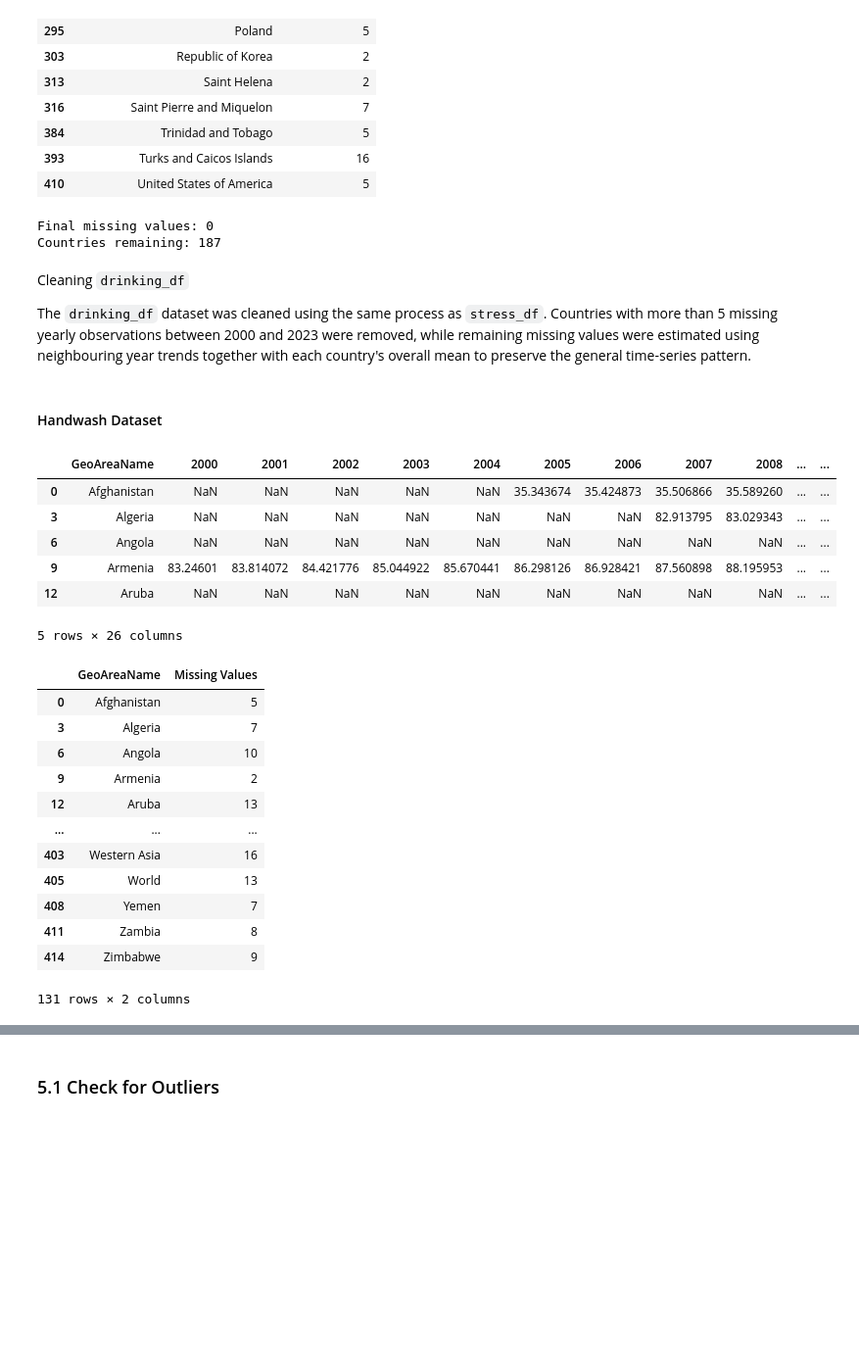
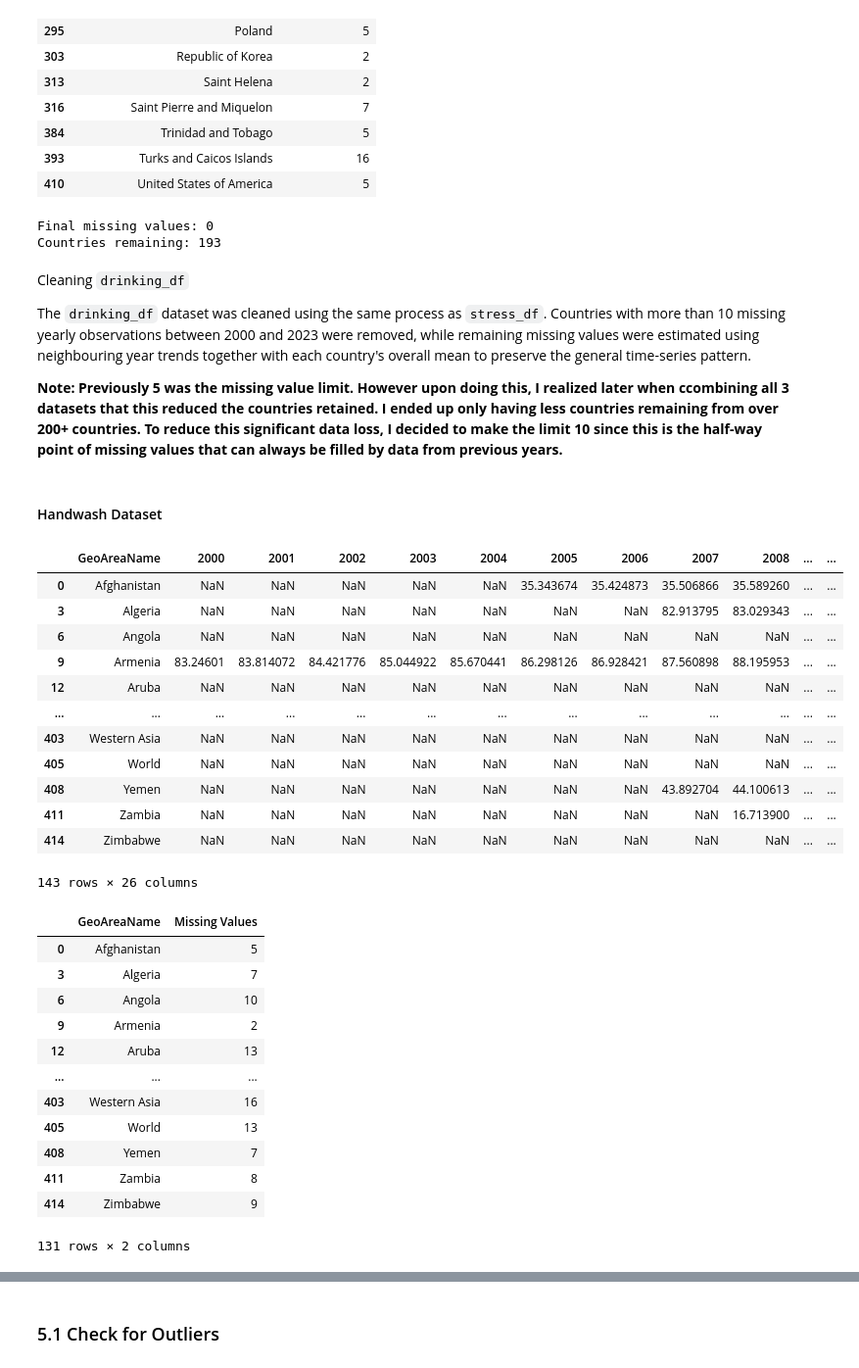
Before and after one commit to frogosorap/SDGReadinessIndex, a Jupyter notebook: Raw_Data/SDG_6_Clean_Water_and_Sanitation/Cleaning_SDG_6.ipynb, the cells around one changed output, grey strips where cells are left out. Shown at 98% size. Drawn from its saved outputs; the diff is of its cells as text; code cells hidden in the pictures; blank space fills up the shorter version.

```diff
--- a/Raw_Data/SDG_6_Clean_Water_and_Sanitation/Cleaning_SDG_6.ipynb
+++ b/Raw_Data/SDG_6_Clean_Water_and_Sanitation/Cleaning_SDG_6.ipynb
@@ -256,9 +256,9 @@ display(missing_values_df)
 | 188 | Thailand | 7 |
 | 189 | Timor-Leste | 4 |
 # %%
-# Remove countries with more than 5 missing values
+# Remove countries with more than 10 missing values
 stress_df = stress_df[
-    stress_df.isnull().sum(axis=1) <= 5
+    stress_df.isnull().sum(axis=1) <= 10
 ].copy()
 
 # Set country name as index temporarily
@@ -385,9 +387,9 @@ display(missing_values_df)
 | 393 | Turks and Caicos Islands | 16 |
 | 410 | United States of America | 5 |
 # %%
-# Remove countries with more than 5 missing values
+# Remove countries with more than 10 missing values
 drinking_df = drinking_df[
-    drinking_df.isnull().sum(axis=1) <= 5
+    drinking_df.isnull().sum(axis=1) <= 10
 ].copy()
 
 # Set country name as index temporarily
@@ -446,11 +448,13 @@ print("Final missing values:", total_remaining_missing)
 print("Countries remaining:", drinking_df['GeoAreaName'].nunique())
 # %% [output]
 Final missing values: 0
-Countries remaining: 187
+Countries remaining: 193
 # %% [markdown]
 Cleaning `drinking_df`
 
-The `drinking_df` dataset was cleaned using the same process as `stress_df`. Countries with more than 5 missing yearly observations between 2000 and 2023 were removed, while remaining missing values were estimated using neighbouring year trends together with each country's overall mean to preserve the general time-series pattern.
+The `drinking_df` dataset was cleaned using the same process as `stress_df`. Countries with more than 10 missing yearly observations between 2000 and 2023 were removed, while remaining missing values were estimated using neighbouring year trends together with each country's overall mean to preserve the general time-series pattern.
+
+**Note: Previously 5 was the missing value limit. However upon doing this, I realized later when ccombining all 3 datasets that this reduced the countries retained. I ended up only having less countries remaining from over 200+ countries. To reduce this significant data loss, I decided to make the limit 10 since this is the half-way point of missing values that can always be filled by data from previous years.**
 # %% [markdown]
 #### Handwash Dataset
 # %%
@@ -463,35 +467,41 @@ handwash_df = handwash_df[
 ].copy()
 
 # Keep only country name and year columns
 years_2000_2024 = [str(year) for year in range(2000, 2025)]
 handwash_df = handwash_df[['GeoAreaName'] + years_2000_2024]
 handwash_df[years_2000_2024] = handwash_df[years_2000_2024].apply(
     pd.to_numeric,
     errors='coerce'
 )
-display(handwash_df.head())
+display(handwash_df)
 
 # Check missing values per country
 missing_per_country = handwash_df.isnull().sum(axis=1)
 
 # Keep only countries with missing values
 missing_per_country = missing_per_country[missing_per_country > 0]
 
 # Create dataframe for display
 missing_values_df = pd.DataFrame({
     'GeoAreaName': handwash_df.loc[missing_per_country.index, 'GeoAreaName'],
     'Missing Values': missing_per_country.values
 })
 
 display(missing_values_df)
 # %% [output]
 |  | GeoAreaName | 2000 | 2001 | 2002 | 2003 | 2004 | 2005 | 2006 | 2007 | 2008 | ... | ... |
 | 0 | Afghanistan | NaN | NaN | NaN | NaN | NaN | 35.343674 | 35.424873 | 35.506866 | 35.589260 | ... | ... |
 | 3 | Algeria | NaN | NaN | NaN | NaN | NaN | NaN | NaN | 82.913795 | 83.029343 | ... | ... |
 | 6 | Angola | NaN | NaN | NaN | NaN | NaN | NaN | NaN | NaN | NaN | ... | ... |
 | 9 | Armenia | 83.24601 | 83.814072 | 84.421776 | 85.044922 | 85.670441 | 86.298126 | 86.928421 | 87.560898 | 88.195953 | ... | ... |
 | 12 | Aruba | NaN | NaN | NaN | NaN | NaN | NaN | NaN | NaN | NaN | ... | ... |
+| ... | ... | ... | ... | ... | ... | ... | ... | ... | ... | ... | ... | ... |
+| 403 | Western Asia | NaN | NaN | NaN | NaN | NaN | NaN | NaN | NaN | NaN | ... | ... |
+| 405 | World | NaN | NaN | NaN | NaN | NaN | NaN | NaN | NaN | NaN | ... | ... |
+| 408 | Yemen | NaN | NaN | NaN | NaN | NaN | NaN | NaN | 43.892704 | 44.100613 | ... | ... |
+| 411 | Zambia | NaN | NaN | NaN | NaN | NaN | NaN | NaN | NaN | 16.713900 | ... | ... |
+| 414 | Zimbabwe | NaN | NaN | NaN | NaN | NaN | NaN | NaN | NaN | NaN | ... | ... |
-5 rows × 26 columns
+143 rows × 26 columns
 |  | GeoAreaName | Missing Values |
 | 0 | Afghanistan | 5 |
 | 3 | Algeria | 7 |
```
Also changed, not shown: parts of 17 cells of this notebook, 6 other files.
